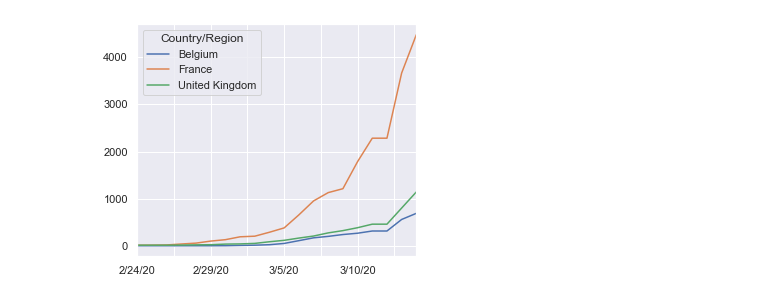
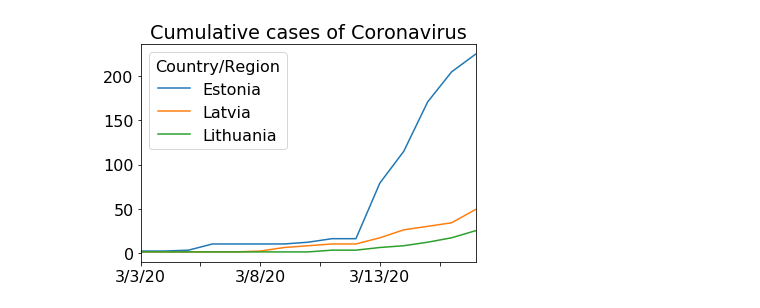
Before and after one commit to abreulastra/coronavirus, a Jupyter notebook: exploring_coronavirus.ipynb, the cells around one changed output. Drawn from its saved outputs; the diff is of its cells as text; code cells hidden in the pictures.

```diff
--- a/exploring_coronavirus.ipynb
+++ b/exploring_coronavirus.ipynb
@@ -22,7 +63,7 @@ cases.T[['US', 'Mexico', 'Japan', 'United Kingdom']].tail(15).head(24).plot();
-# %%
-df.T[['Belgium', 'France', 'United Kingdom']].tail(20).plot();
-# %% [output]
-[figure, removed]
+# %%
+cases.T[['Estonia', 'Latvia', 'Lithuania']].tail(15).plot(title='Cumulative cases of Coronavirus');
+# %% [output]
+[figure, added]
 # %%
 url = 'https://raw.githubusercontent.com/CSSEGISandData/COVID-19/master/csse_covid_19_data/csse_covid_19_time_series/time_series_19-covid-Deaths.csv'
 deaths = pd.read_csv(url).drop(columns = ['Province/State', 'Lat', 'Long'])
```
Also changed, not shown: parts of 27 cells of this notebook, 21 other files.
